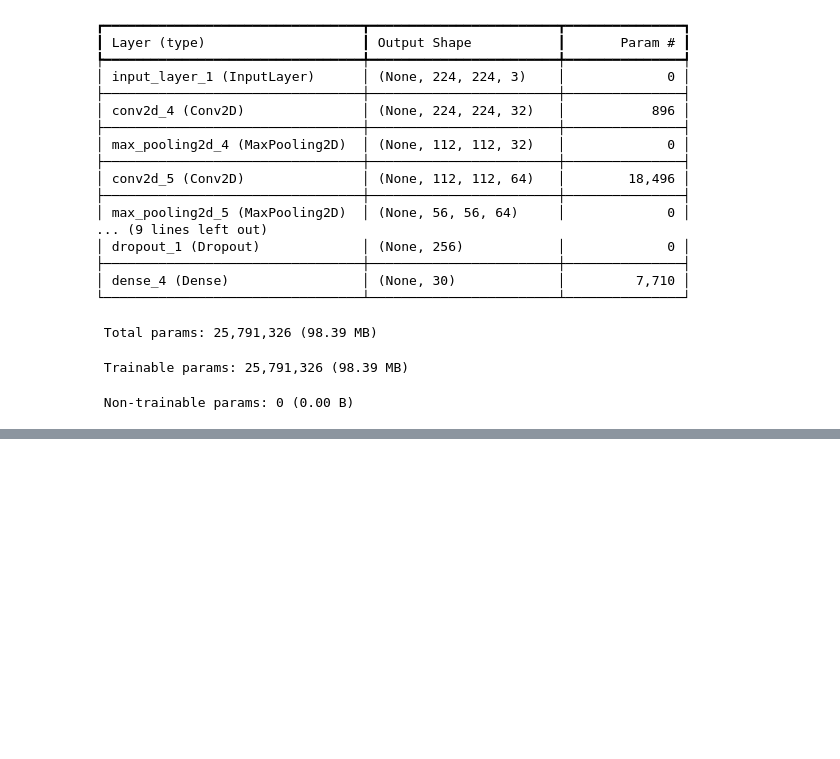
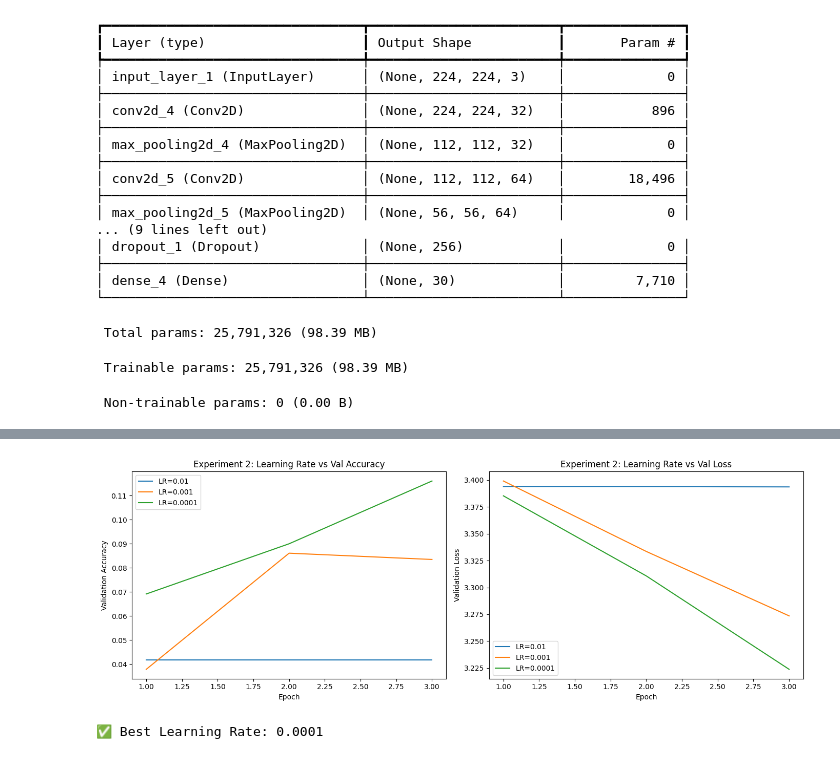
Before and after one commit to bdaqiq01/Dog_breed_classification, a Jupyter notebook: model_develpment.ipynb, the cells around one changed output, grey strips where cells are left out. Drawn from its saved outputs; the diff is of its cells as text; code cells hidden in the pictures; blank space fills up the shorter version.

```diff
--- a/model_develpment.ipynb
+++ b/model_develpment.ipynb
@@ -622,0 +746,35 @@ Epoch 20/20
+# %%
+# Plot Experiment 2 results
+epochs_range = range(1, best_epoch + 1)
+
+plt.figure(figsize=(14, 5))
+
+plt.subplot(1, 2, 1)
+for lr in learning_rates:
+    plt.plot(epochs_range,
+             lr_histories[lr].history['val_accuracy'],
+             label=f'LR={lr}')
+plt.title('Experiment 2: Learning Rate vs Val Accuracy')
+plt.xlabel('Epoch')
+plt.ylabel('Validation Accuracy')
+plt.legend()
+
+plt.subplot(1, 2, 2)
+for lr in learning_rates:
+    plt.plot(epochs_range,
+             lr_histories[lr].history['val_loss'],
+             label=f'LR={lr}')
+plt.title('Experiment 2: Learning Rate vs Val Loss')
+plt.xlabel('Epoch')
+plt.ylabel('Validation Loss')
+plt.legend()
+
+plt.tight_layout()
+plt.show()
+
+best_lr = max(learning_rates,
+              key=lambda lr: lr_histories[lr].history['val_accuracy'][-1])
+print(f"✅ Best Learning Rate: {best_lr}")
+# %% [output]
+[figure, added]
+✅ Best Learning Rate: 0.0001
```
Also changed, not shown: parts of 11 cells of this notebook.
